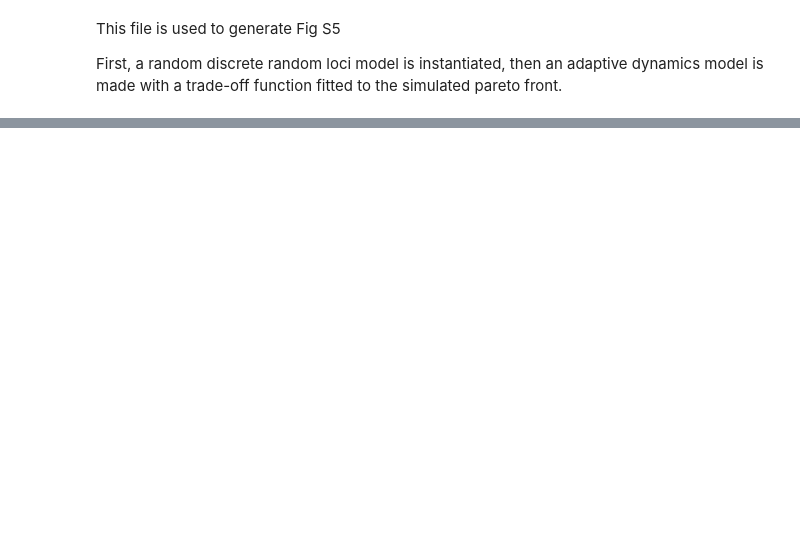
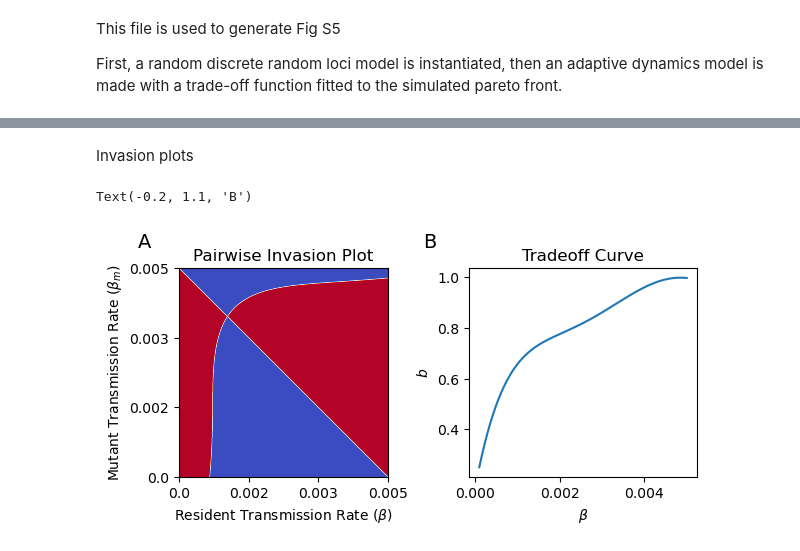
Before and after one commit to svhulse/cost-model, a Jupyter notebook: fig_S5.ipynb, the cells around one changed output, grey strips where cells are left out. Drawn from its saved outputs; the diff is of its cells as text; code cells hidden in the pictures; blank space fills up the shorter version.

```diff
--- a/fig_S5.ipynb
+++ b/fig_S5.ipynb
@@ -111,0 +112,2 @@ Text(-0.2, 1.1, 'C')
+# %% [markdown]
+Invasion plots
@@ -111,0 +136,40 @@ Text(-0.2, 1.1, 'C')
+# %%
+dim = 1000
+
+PIP = np.zeros((dim, dim))
+
+res_vals = np.linspace(0.0001, np.max(PF_model.B), dim)
+res_pts, fec_pts = PF_model.pareto()
+fec_interp = np.interp(res_vals, res_pts, fec_pts)
+
+coefs = np.polyfit(res_vals, fec_interp, 5)
+fec_vals = np.poly1d(coefs)(res_vals)
+
+for i in range(dim):
+    for j in range(dim):
+        PIP[i, j] = invasion_fitness(fec_vals[i], res_vals[i], fec_vals[j], res_vals[j])
+# %%
+PIP[PIP > 0] = 1
+PIP[PIP <= 0] = -1
+
+fig, ax = plt.subplots(ncols=2, figsize=(6, 3), layout='constrained')
+
+ax[0].imshow(PIP.T, cmap='coolwarm')
+
+label_ticks(ax[0], res_vals)
+
+ax[0].set_xlabel(r'Resident Transmission Rate ($\beta$)')
+ax[0].set_ylabel(r'Mutant Transmission Rate ($\beta_m$)')
+
+ax[1].plot(res_vals, fec_vals)
+ax[1].set_xlabel(r'$\beta$')
+ax[1].set_ylabel(r'$b$')
+
+ax[0].set_title('Pairwise Invasion Plot')
+ax[1].set_title('Tradeoff Curve')
+
+ax[0].annotate("A", xy=(-0.2, 1.1), xycoords="axes fraction", fontsize=14)
+ax[1].annotate("B", xy=(-0.2, 1.1), xycoords="axes fraction", fontsize=14)
+# %% [output]
+Text(-0.2, 1.1, 'B')
+[figure, added]
```
Also changed, not shown: parts of 3 cells of this notebook, 2 other files.
